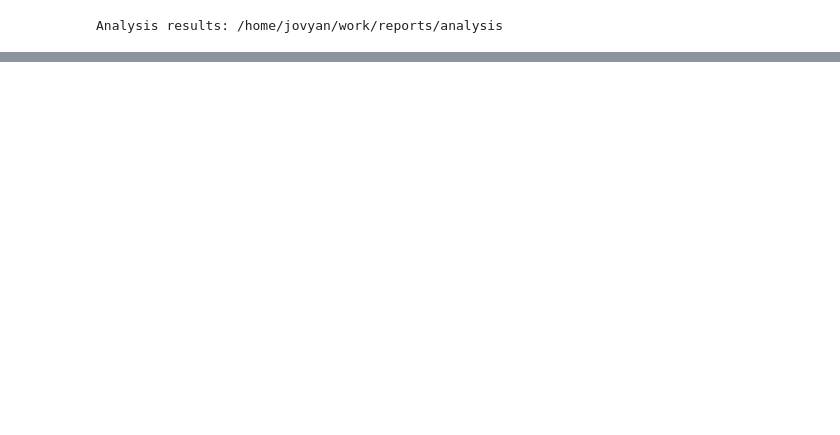
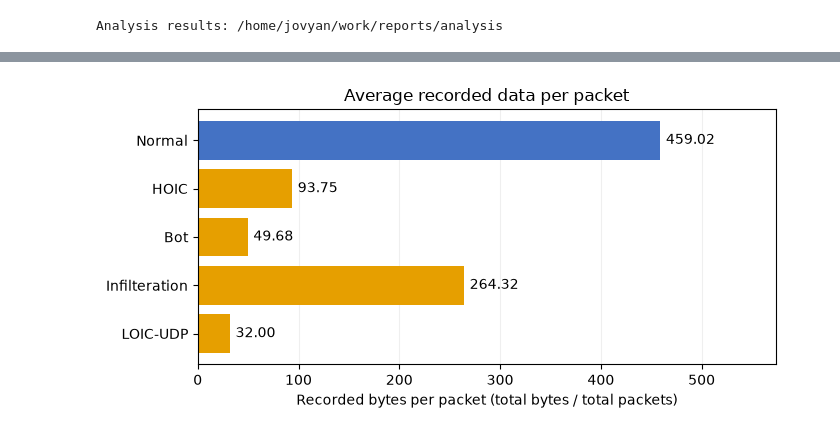
Before and after one commit to waleedm96/DPA-Cybersecurity-Analysis, a Jupyter notebook: notebooks/DPA_Volume_Part1.ipynb, the cells around one changed output, grey strips where cells are left out. Cells and saved outputs as stored; diff of their text form; code cells hidden in the pictures; blank space fills up the shorter version.

Commit message:
data analysis sub question 1

```diff
--- a/notebooks/DPA_Volume_Part1.ipynb
+++ b/notebooks/DPA_Volume_Part1.ipynb
@@ -1210,0 +1214,12 @@ This chart compares medians only. The duration ranges overlap, as shown in Step
+# %%
+import pandas as pd
+import matplotlib.pyplot as plt
+
+patterns = pd.read_csv(project_folder / "reports" / "analysis" / "label_patterns.csv")
+examples = patterns.set_index("label").loc[
+    ["Benign", "DDOS attack-HOIC", "Bot", "Infilteration", "DDOS attack-LOIC-UDP"]]
+traffic_labels = ["Normal", "HOIC", "Bot", "Infilteration", "LOIC-UDP"]
+colors = ["#4472C4"] + ["#E69F00"] * 4
+
+charts_folder = project_folder / "reports" / "charts"
+charts_folder.mkdir(parents=True, exist_ok=True)
@@ -1210,0 +1232,16 @@ This chart compares medians only. The duration ranges overlap, as shown in Step
+# %%
+size = examples["bytes_per_packet"]
+fig, ax = plt.subplots(figsize=(7, 3.5))
+bars = ax.barh(traffic_labels, size, color=colors)
+ax.invert_yaxis()
+ax.bar_label(bars, fmt="%.2f", padding=4)
+ax.set_title("Average recorded data per packet")
+ax.set_xlabel("Recorded bytes per packet (total bytes / total packets)")
+ax.set_xlim(0, size.max() * 1.25)
+ax.set_axisbelow(True)
+ax.grid(axis="x", alpha=0.2)
+fig.tight_layout()
+fig.savefig(charts_folder / "bytes_per_packet.png", dpi=160, bbox_inches="tight")
+plt.show()
+# %% [output]
+[figure, added]
```
Also changed, not shown: parts of 28 cells of this notebook, 1 other file.
